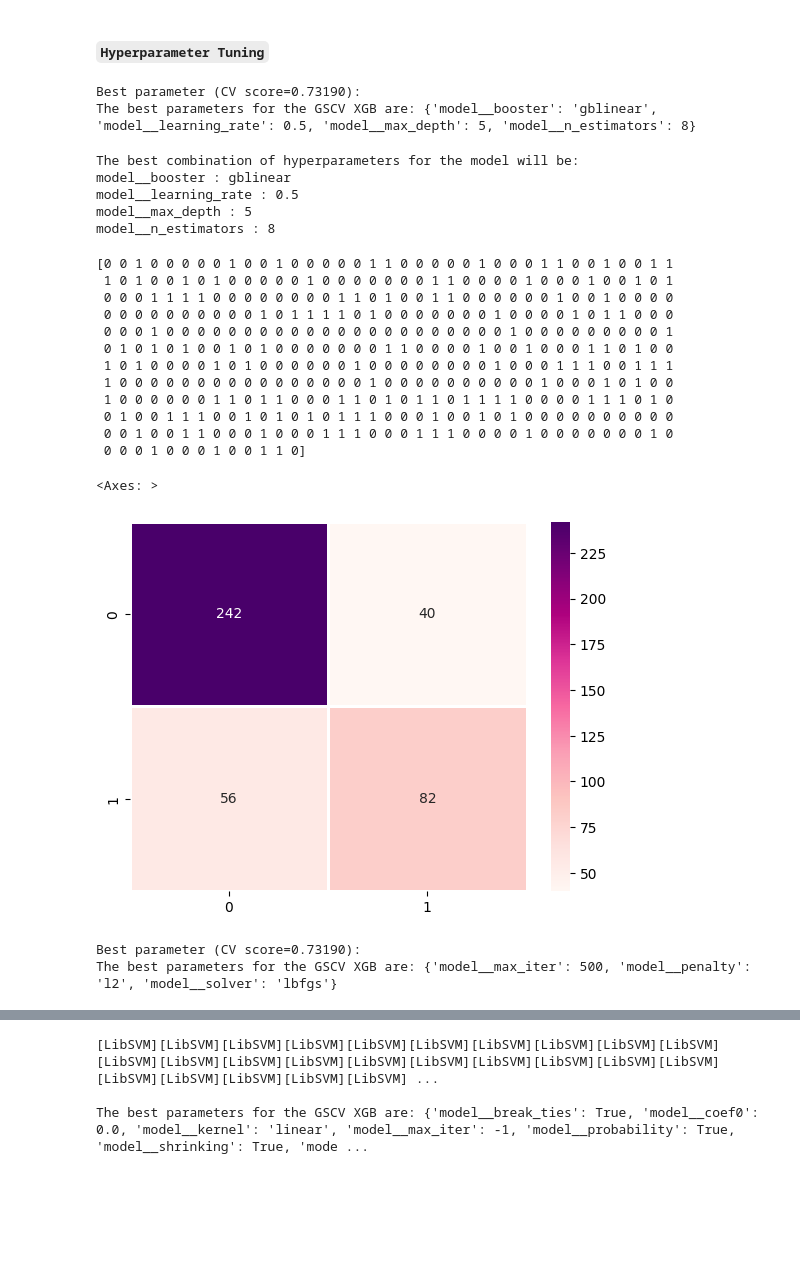
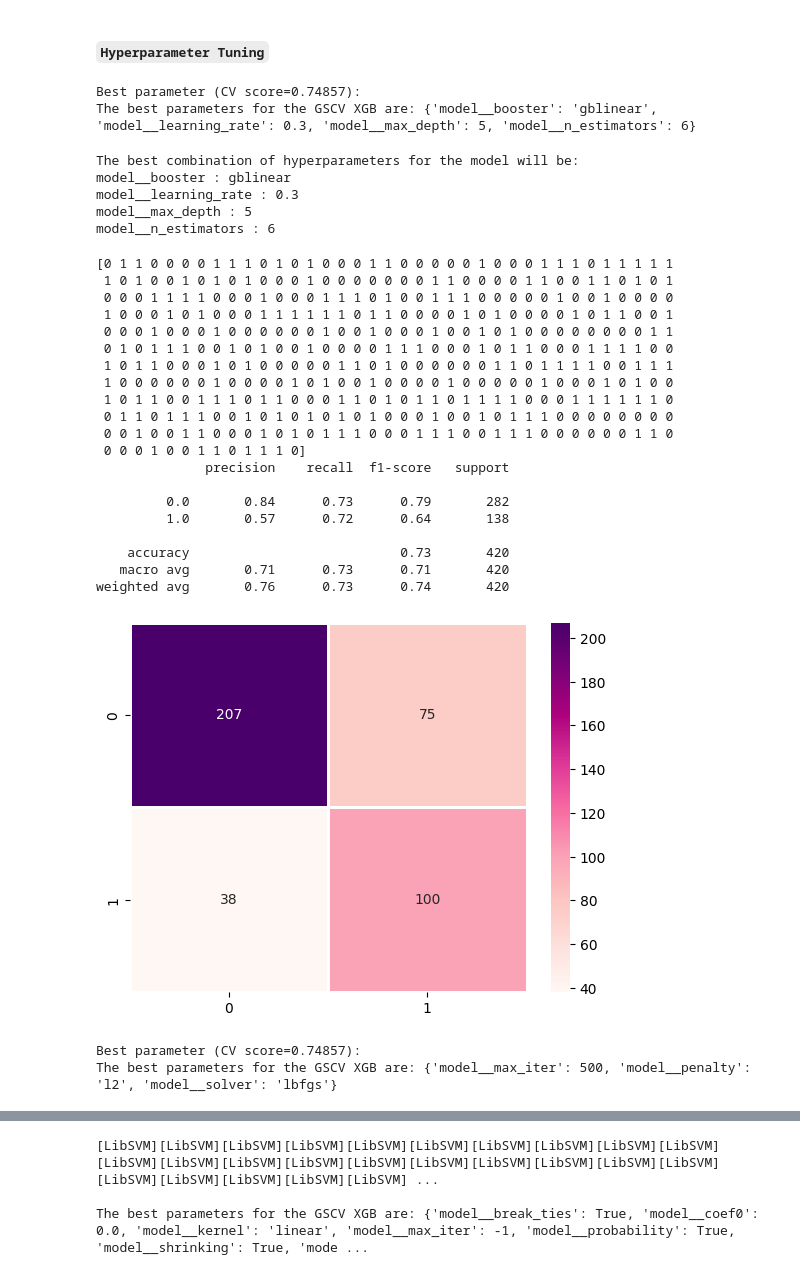
Before and after one commit to kwasichrappah/sepsis_ml_predictor, a Jupyter notebook: sepsis_ml_predictor.ipynb, the cells around one changed output, grey strips where cells are left out. Saved outputs shown, nothing was run; the diff lists cells and outputs as text; code cells hidden in the pictures; blank space fills up the shorter version.

```diff
--- a/sepsis_ml_predictor.ipynb
+++ b/sepsis_ml_predictor.ipynb
@@ -177,6 +177,8 @@ data.drop(['ID'], axis = 1 ,inplace=True)
 # %%
 # Replacing all negatives with False and positives with True
 data['Sepssis'] = np.where(data['Sepssis'] == "Positive", 1, 0)
+# %%
+data = data.astype(float)
 # %%
 
 # Distribution of the variables
@@ -722,8 +746,9 @@ xgboost_roc_data = all_roc_data["trained_xgboost"]
 #### `Hyperparameter Tuning`
 # %%
 ## XGBoost Classifier
-xgb_clf = Pipeline(steps=[("preprocessor", preprocessor),
+xgb_clf = imbpipeline(steps=[("preprocessor", preprocessor), ('smote-sampler',SMOTE(random_state = 27,sampling_strategy='auto')),
                           ("model", XGBClassifier(random_state=27))])
+
 
 # Defining the values for the RandomizedSearchCV
 param_grid_xgboost = {"model__learning_rate": [0.1, 0.3, 0.5, 0.7, 1.0],
@@ -743,8 +768,8 @@ grid_search_model.fit(X_train,y_train)
 print("Best parameter (CV score=%0.5f):" % grid_search_model.best_score_)
 print(f"The best parameters for the GSCV XGB are: {grid_search_model.best_params_}")
 # %% [output]
-Best parameter (CV score=0.73190):
-The best parameters for the GSCV XGB are: {'model__booster': 'gblinear', 'model__learning_rate': 0.5, 'model__max_depth': 5, 'model__n_estimators': 8}
+Best parameter (CV score=0.74857):
+The best parameters for the GSCV XGB are: {'model__booster': 'gblinear', 'model__learning_rate': 0.3, 'model__max_depth': 5, 'model__n_estimators': 6}
 # %%
 
 # Looking at the best combination of hyperparameters for the model
@@ -755,13 +780,13 @@ for param_name in sorted(best_gs_params.keys()):
 # %% [output]
 The best combination of hyperparameters for the model will be:
 model__booster : gblinear
-model__learning_rate : 0.5
+model__learning_rate : 0.3
 model__max_depth : 5
-model__n_estimators : 8
+model__n_estimators : 6
 # %%
 
 # Defining the best version of the model with the best parameters
-best_gs_model = Pipeline(steps=[("preprocessor", preprocessor),
+best_gs_model = imbpipeline(steps=[("preprocessor", preprocessor), ('smote-sampler',SMOTE(random_state = 27,sampling_strategy='auto')),
                           ("model",XGBClassifier(random_state=27,
                               booster="gblinear",
                               learning_rate=0.5,
@@ -771,38 +796,48 @@ best_gs_model = Pipeline(steps=[("preprocessor", preprocessor),
 # %%
 
 # Fit the model to the training data
 best_gs_model.fit(X_train, y_train)
 
 # Predict on the test data
 best_gs_pred = best_gs_model.predict(X_test)
 
 print(best_gs_pred)
 
 # Confusion Matrix
 best_gs_conf_mat = (pd.DataFrame(confusion_matrix(y_test, best_gs_pred)).reset_index(drop=True))
 
 # Visualizing the Confusion Matrix
 f, ax = plt.subplots()
 sns.heatmap(best_gs_conf_mat, annot=True, linewidth=1.0, fmt=".0f", cmap="RdPu", ax=ax)
+
+model_pipeline_report = classification_report(y_test, best_gs_pred)
+print(model_pipeline_report)
 # %% [output]
-[0 0 1 0 0 0 0 0 1 0 0 1 0 0 0 0 0 1 1 0 0 0 0 0 1 0 0 0 1 1 0 0 1 0 0 1 1
- 1 0 1 0 0 1 0 1 0 0 0 0 0 1 0 0 0 0 0 0 0 1 1 0 0 0 0 1 0 0 0 1 0 0 1 0 1
- 0 0 0 1 1 1 1 0 0 0 0 0 0 0 0 1 1 0 1 0 0 1 1 0 0 0 0 0 0 1 0 0 1 0 0 0 0
- 0 0 0 0 0 0 0 0 0 0 1 0 1 1 1 1 0 1 0 0 0 0 0 0 0 1 0 0 0 0 1 0 1 1 0 0 0
- 0 0 0 1 0 0 0 0 0 0 0 0 0 0 0 0 0 0 0 0 0 0 0 0 0 0 1 0 0 0 0 0 0 0 0 0 1
- 0 1 0 1 0 1 0 0 1 0 1 0 0 0 0 0 0 0 1 1 0 0 0 0 1 0 0 1 0 0 0 1 1 0 1 0 0
- 1 0 1 0 0 0 0 1 0 1 0 0 0 0 0 0 1 0 0 0 0 0 0 0 0 1 0 0 0 1 1 1 0 0 1 1 1
- 1 0 0 0 0 0 0 0 0 0 0 0 0 0 0 0 0 1 0 0 0 0 0 0 0 0 0 0 1 0 0 0 1 0 1 0 0
- 1 0 0 0 0 0 0 1 1 0 1 1 0 0 0 1 1 0 1 0 1 1 0 1 1 1 1 0 0 0 0 1 1 1 0 1 0
- 0 1 0 0 1 1 1 0 0 1 0 1 0 1 0 1 1 1 0 0 0 1 0 0 1 0 1 0 0 0 0 0 0 0 0 0 0
- 0 0 1 0 0 1 1 0 0 0 1 0 0 0 1 1 1 0 0 0 1 1 1 0 0 0 0 1 0 0 0 0 0 0 0 1 0
- 0 0 0 1 0 0 0 1 0 0 1 1 0]
+[0 1 1 0 0 0 0 1 1 1 0 1 0 1 0 0 0 1 1 0 0 0 0 0 1 0 0 0 1 1 1 0 1 1 1 1 1
+ 1 0 1 0 0 1 0 1 0 1 0 0 0 1 0 0 0 0 0 0 0 1 1 0 0 0 0 1 1 0 0 1 1 0 1 0 1
+ 0 0 0 1 1 1 1 0 0 0 1 0 0 0 1 1 1 0 1 0 0 1 1 1 0 0 0 0 0 1 0 0 1 0 0 0 0
+ 1 0 0 0 1 0 1 0 0 0 1 1 1 1 1 1 0 1 1 0 0 0 0 1 0 1 0 0 0 0 1 0 1 1 0 0 1
+ 0 0 0 1 0 0 0 1 0 0 0 0 0 0 1 0 0 1 0 0 0 1 0 0 1 0 1 0 0 0 0 0 0 0 0 1 1
+ 0 1 0 1 1 1 0 0 1 0 1 0 0 1 0 0 0 0 1 1 1 0 0 0 1 0 1 1 0 0 0 1 1 1 1 0 0
+ 1 0 1 1 0 0 0 1 0 1 0 0 0 0 0 1 1 0 1 0 0 0 0 0 0 1 1 0 1 1 1 1 0 0 1 1 1
+ 1 0 0 0 0 0 0 1 0 0 0 0 1 0 1 0 0 1 0 0 0 0 1 0 0 0 0 0 1 0 0 0 1 0 1 0 0
+ 1 0 1 1 0 0 1 1 1 0 1 1 0 0 0 1 1 0 1 0 1 1 0 1 1 1 1 0 0 0 1 1 1 1 1 1 0
+ 0 1 1 0 1 1 1 0 0 1 0 1 0 1 0 1 0 1 0 0 0 1 0 0 1 0 1 1 1 0 0 0 0 0 0 0 0
+ 0 0 1 0 0 1 1 0 0 0 1 0 1 0 1 1 1 0 0 0 1 1 1 0 0 1 1 1 0 0 0 0 0 0 1 1 0
+ 0 0 0 1 0 0 1 1 0 1 1 1 0]
+              precision    recall  f1-score   support
+
+         0.0       0.84      0.73      0.79       282
+         1.0       0.57      0.72      0.64       138
+
+    accuracy                           0.73       420
+   macro avg       0.71      0.73      0.71       420
+weighted avg       0.76      0.73      0.74       420
-<Axes: >
-[figure, old version]
+[figure, new version]
 # %%
 
 logistic_model = LogisticRegression(random_state=27)
-logistic_pipeline = Pipeline(steps=[("preprocessor", preprocessor), ("model", logistic_model)])
+logistic_pipeline = imbpipeline(steps=[("preprocessor", preprocessor), ('smote-sampler',SMOTE(random_state = 27,sampling_strategy='auto')), ("model", logistic_model)])
 
 # Define the parameter distributions for RandomizedSearchCV
 param_distributions = {
@@ -820,7 +855,7 @@ search_model = clf.fit(X_train, y_train)
 print("Best parameter (CV score=%0.5f):" % search_model.best_score_)
 print(f"The best parameters for the GSCV XGB are: {search_model.best_params_}")
 # %% [output]
-Best parameter (CV score=0.73190):
+Best parameter (CV score=0.74857):
 The best parameters for the GSCV XGB are: {'model__max_iter': 500, 'model__penalty': 'l2', 'model__solver': 'lbfgs'}
 # %%
 
```
Also changed, not shown: parts of 26 cells of this notebook, 4 other files.
